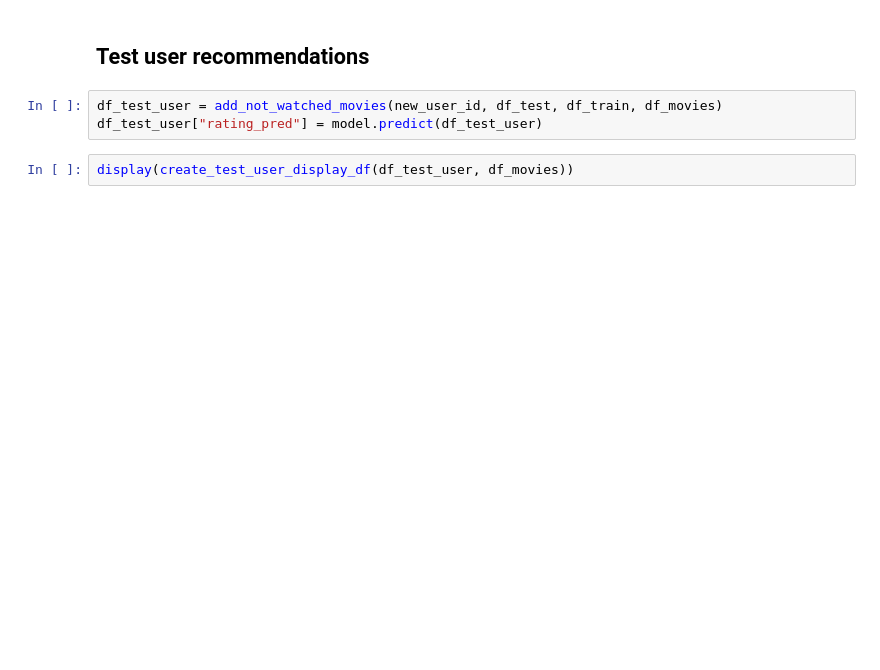
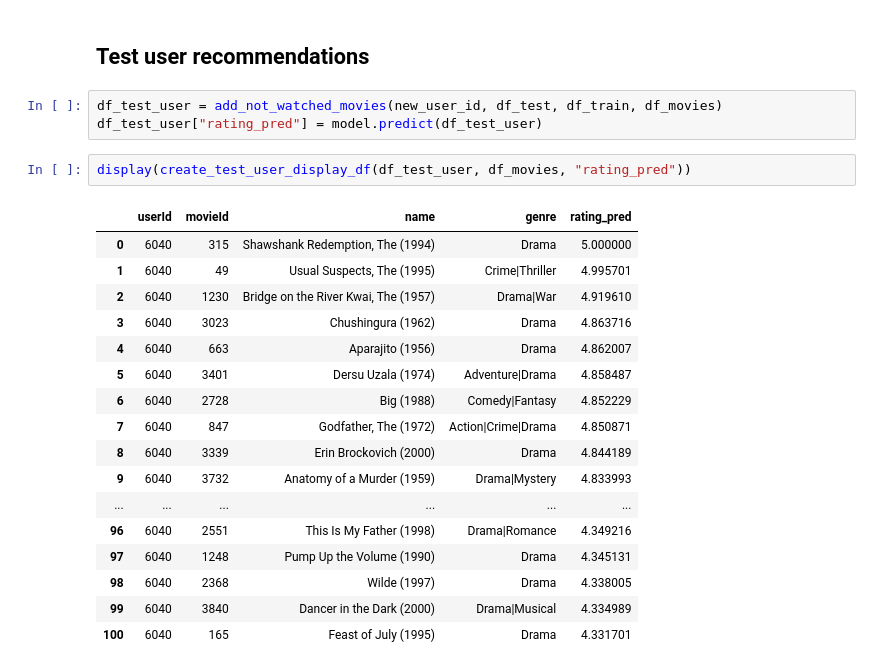
Before and after one commit to galuzina-k/RecSys_thesis, a Jupyter notebook: RecSys/notebooks/SVD.ipynb, the cells around one changed output. Saved outputs shown, nothing was run; the diff lists cells and outputs as text; blank space fills up the shorter version.

```diff
--- a/RecSys/notebooks/SVD.ipynb
+++ b/RecSys/notebooks/SVD.ipynb
@@ -100,4 +122,22 @@ reccomendation_report(pred, target, pred_items, cos_dist, popularity, k=15)
 df_test_user = add_not_watched_movies(new_user_id, df_test, df_train, df_movies)
 df_test_user["rating_pred"] = model.predict(df_test_user)
 # %%
-display(create_test_user_display_df(df_test_user, df_movies))
+display(create_test_user_display_df(df_test_user, df_movies, "rating_pred"))
+# %% [output]
+|  | userId | movieId | name | genre | rating_pred |
+| 0 | 6040 | 315 | Shawshank Redemption, The (1994) | Drama | 5.000000 |
+| 1 | 6040 | 49 | Usual Suspects, The (1995) | Crime|Thriller | 4.995701 |
+| 2 | 6040 | 1230 | Bridge on the River Kwai, The (1957) | Drama|War | 4.919610 |
+| 3 | 6040 | 3023 | Chushingura (1962) | Drama | 4.863716 |
+| 4 | 6040 | 663 | Aparajito (1956) | Drama | 4.862007 |
+| 5 | 6040 | 3401 | Dersu Uzala (1974) | Adventure|Drama | 4.858487 |
+| 6 | 6040 | 2728 | Big (1988) | Comedy|Fantasy | 4.852229 |
+| 7 | 6040 | 847 | Godfather, The (1972) | Action|Crime|Drama | 4.850871 |
+| 8 | 6040 | 3339 | Erin Brockovich (2000) | Drama | 4.844189 |
+| 9 | 6040 | 3732 | Anatomy of a Murder (1959) | Drama|Mystery | 4.833993 |
+| ... | ... | ... | ... | ... | ... |
+| 96 | 6040 | 2551 | This Is My Father (1998) | Drama|Romance | 4.349216 |
+| 97 | 6040 | 1248 | Pump Up the Volume (1990) | Drama | 4.345131 |
+| 98 | 6040 | 2368 | Wilde (1997) | Drama | 4.338005 |
+| 99 | 6040 | 3840 | Dancer in the Dark (2000) | Drama|Musical | 4.334989 |
+| 100 | 6040 | 165 | Feast of July (1995) | Drama | 4.331701 |
```
Also changed, not shown: parts of 3 cells of this notebook.
